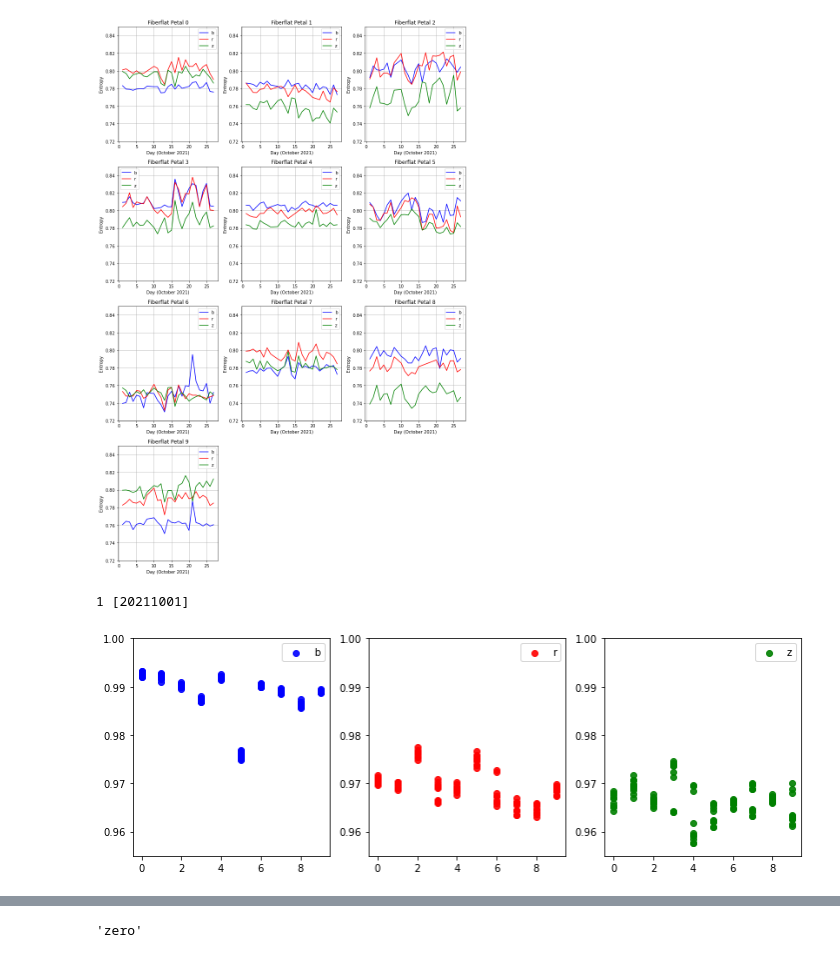
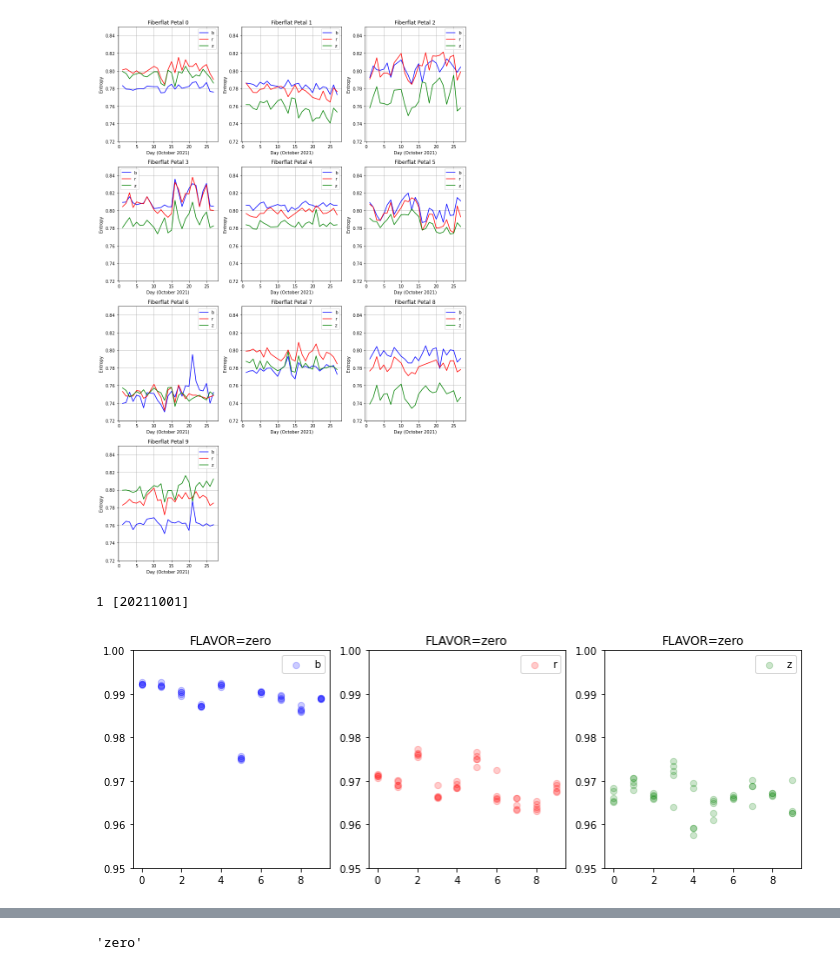
Before and after one commit to forero/SandboxDESI, a Jupyter notebook: entropy/explore_frames.ipynb, the cells around one changed output, grey strips where cells are left out. Saved outputs shown, nothing was run; the diff lists cells and outputs as text; code cells hidden in the pictures.

Commit message:
notebook to plot entropy

```diff
--- a/entropy/explore_frames.ipynb
+++ b/entropy/explore_frames.ipynb
@@ -108,23 +108,25 @@ for ic, petal in enumerate(range(10)):
 [figure]
 # %%
 colors = {'b':'blue', 'r':'red', 'z':'green'}
-data = pd.read_csv('exposures_entropy.csv')
+data = pd.read_csv('entropy_exposures_202110.csv')
 dates = list(set(data['NIGHT']))
+dates.sort()
 print(len(dates), dates)
 plt.figure(figsize=(12,4))
 for ic, camera in enumerate(['b', 'r', 'z']):
 
     plt.subplot(1,3,ic+1)
     for date in dates:
         ii=(data['CAMERA']==camera) & (data['NIGHT']==date) & (data['FLAVOR']=='zero')
         if date!=dates[0]:
-            plt.scatter(data['PETAL'][ii], data['ENTROPY'][ii], color=colors[camera], alpha=0.9)
+            plt.scatter(data['PETAL'][ii], data['ENTROPY'][ii], color=colors[camera], alpha=0.2, s=40)
         else:
-            plt.scatter(data['PETAL'][ii], data['ENTROPY'][ii], label=camera, color=colors[camera], alpha=0.9)
+            plt.scatter(data['PETAL'][ii], data['ENTROPY'][ii], label=camera, color=colors[camera], alpha=0.2, s=40)
+        plt.title('FLAVOR=zero')
     plt.legend()
-    plt.ylim([0.9550, 1.0])
+    plt.ylim([0.9500, 1.0])
 # %% [output]
 1 [20211001]
-[figure, old version]
+[figure, new version]
 # %%
 colors = {'b':'blue', 'r':'red', 'z':'green'}
```
Also changed, not shown: parts of 3 cells of this notebook.
